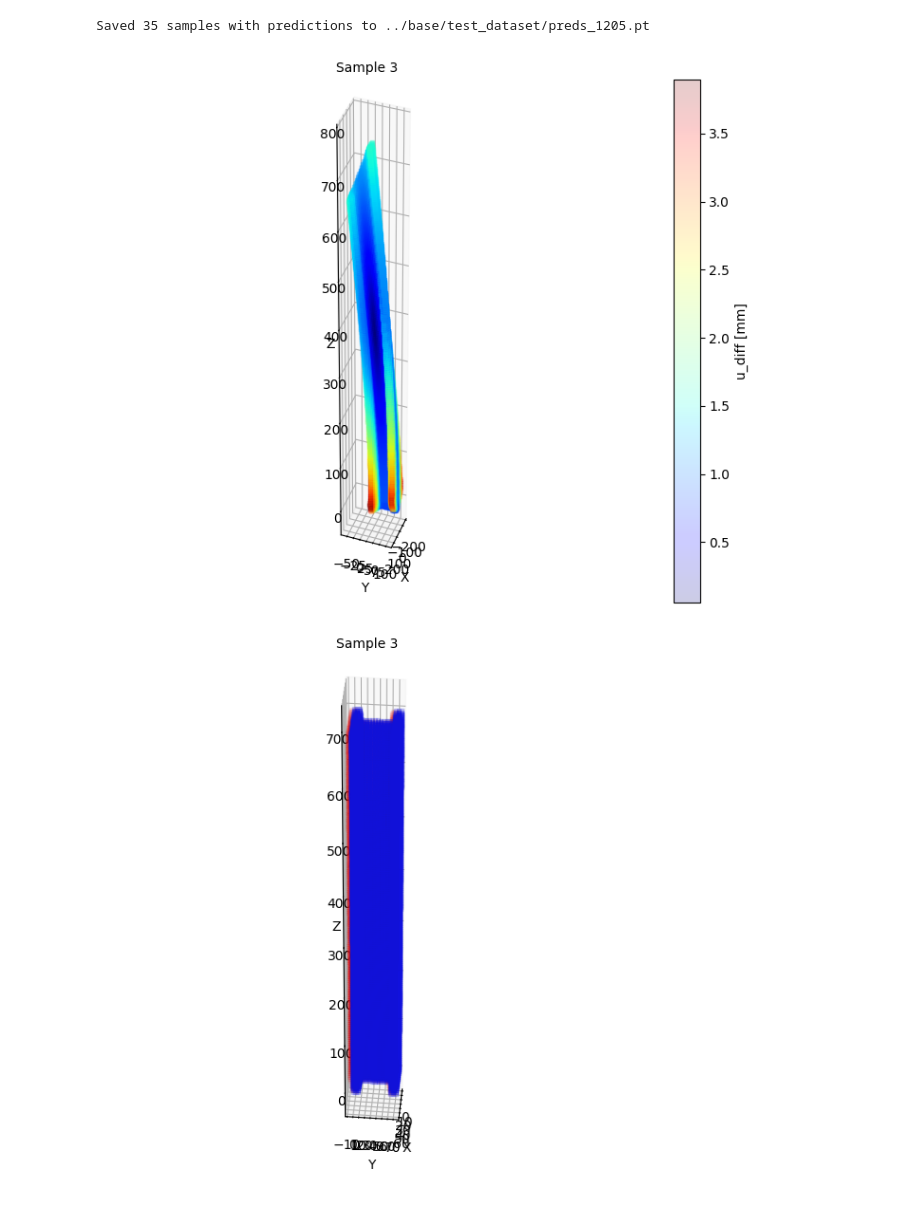
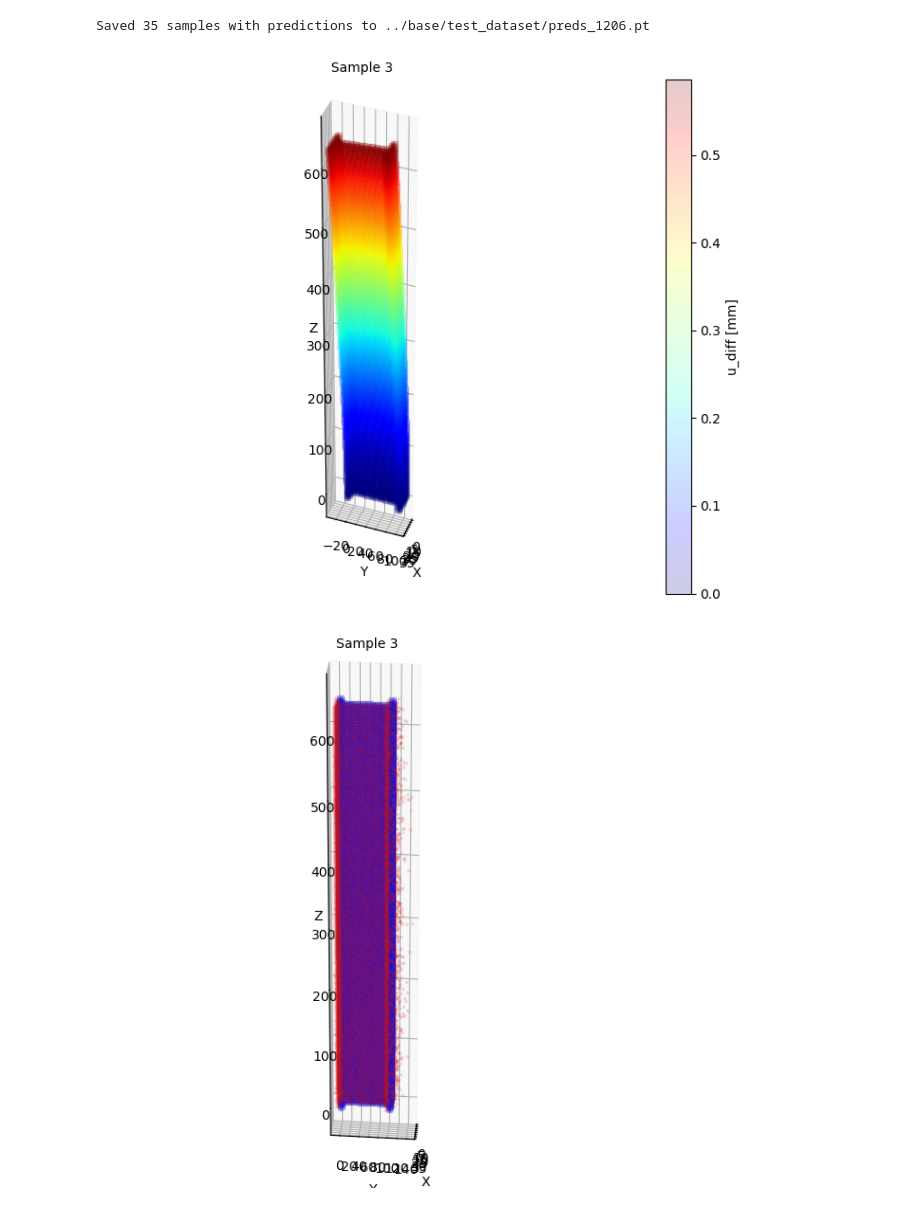
Before and after one commit to bartutuncay/mpnn_fem, a Jupyter notebook: train_1130_nodes.ipynb, the cells around one changed output. Drawn from its saved outputs; the diff is of its cells as text; code cells hidden in the pictures.

```diff
--- a/train_1130_nodes.ipynb
+++ b/train_1130_nodes.ipynb
@@ -310,6 +377,7 @@ OutOfMemoryError: CUDA out of memory. Tried to allocate 42.00 MiB. GPU 1 has a t
 # %%
 from copy import deepcopy
 train_loader = DataLoader(train_set, batch_size=1, shuffle=False)
+original_loader = DataLoader(dataset, batch_size=1, shuffle=False)
 out_samples = []
 with torch.no_grad():
     for data in train_loader:
@@ -322,13 +390,14 @@ with torch.no_grad():
         #edge_attr = data.edge_attr_dict.values()
         batch = d['nodes'].batch
 
+        #print(x.dtype,edge_index.dtype,edge_attr.dtype,batch.dtype)
         pred = model(x, edge_index,edge_attr,batch).cpu()
-
         pred = scaler.inverse_transform(pred)
 
         # Detach and move predictions to CPU for saving
         pu = pred.detach().cpu()
 
+        d['nodes'].y_u = scaler.inverse_transform(d['nodes'].y_u.cpu())
         # Move the data structure back to CPU before attaching CPU tensors
         d = d.to('cpu')
 
@@ -338,18 +407,18 @@ with torch.no_grad():
         out_samples.append(d)
 
 # Save to a new file
-save_path = "../base/test_dataset/preds_1205.pt"
+save_path = "../base/test_dataset/preds_1206.pt"
 torch.save(out_samples, save_path)
 print(f"Saved {len(out_samples)} samples with predictions to {save_path}")
 # %% [output]
-Saved 35 samples with predictions to ../base/test_dataset/preds_1205.pt
+Saved 35 samples with predictions to ../base/test_dataset/preds_1206.pt
 # %%
 ## Visualization - Matplotlib 3D Scatter Plot
 import matplotlib.pyplot as plt
 import numpy as np
 import torch
 
-out_samples = torch.load("../base/test_dataset/preds_1205.pt",weights_only=False)
+out_samples = torch.load("../base/test_dataset/preds_1205_euler.pt",weights_only=False)
 sample = 3
 
 fig = plt.figure(figsize=(10, 6))
@@ -362,11 +431,12 @@ plt.title(f'Sample {sample}',fontsize=10)
 #ax.plot_trisurf(V[:,0],V[:,1],V[:,2],triangles=F,edgecolor='#888888',linewidth=lw,antialiased=True,color='#dddddd',alpha=0.1)
 
 vis_scale = 50
-
+u = out_samples[sample]['nodes']['y_u']
 pos_init = out_samples[sample]['nodes']['pos']
 pos_true = pos_init+out_samples[sample]['nodes']['y_u']*vis_scale
 pos_pred = pos_init+out_samples[sample]['nodes']['pred_u']*vis_scale
-pos_diff = np.linalg.norm(pos_true-pos_pred,axis=-1)/vis_scale
+#pos_diff = np.linalg.norm(pos_true-pos_pred,axis=-1)/vis_scale
+pos_diff = np.linalg.norm(out_samples[sample]['nodes']['y_u'],axis=-1)
 
 #force_true = out_samples[sample]['nodes']['y_fint']
 #force_pred = out_samples[sample]['nodes']['pred_fint']
@@ -378,33 +448,33 @@ pos_diff = np.linalg.norm(pos_true-pos_pred,axis=-1)/vis_scale
 sc = ax.scatter(pos_true[:,0],pos_true[:,1],pos_true[:,2],s=10,marker='s',c=pos_diff,cmap='jet',alpha=0.2,depthshade=True)
 plt.colorbar(sc, ax=ax, label='u_diff [mm]')
 ax.set_xlabel('X')
 ax.set_ylabel('Y')
 ax.set_zlabel('Z')
 
 ax.view_init(elev=40, azim=20)
 ranges = np.ptp(out_samples[sample]['nodes']['pos'].T, axis=1)
 ax.set_box_aspect(ranges)
 
 plt.tight_layout()
 
 fig = plt.figure(figsize=(10, 6))
 ax = fig.add_subplot(111, projection='3d')
 plt.title(f'Sample {sample}',fontsize=10)
 
 sc = ax.scatter(pos_init[:,0],pos_init[:,1],pos_init[:,2],s=10,marker='s',c='#1111dd',alpha=0.2,depthshade=True)
 #plt.colorbar(sc, ax=ax, label='force_diff [N]')
 #sc2 = ax.scatter(pos_true[:,0],pos_true[:,1],pos_true[:,2],s=2,marker='s',c='#11dd11',alpha=0.1,depthshade=True)
 sc3 = ax.scatter(pos_pred[:,0],pos_pred[:,1],pos_pred[:,2],s=2,marker='s',c='#dd1111',alpha=0.1,depthshade=True)
 
 ax.set_xlabel('X')
 ax.set_ylabel('Y')
 ax.set_zlabel('Z')
 
-ax.view_init(elev=40, azim=5)
+ax.view_init(elev=30, azim=5)
 ranges = np.ptp(out_samples[sample]['nodes']['pos'].T, axis=1)
 ax.set_box_aspect(ranges)
 
 plt.tight_layout()
 # %% [output]
-[figure, old version]
+[figure, new version]
-[figure, old version]
+[figure, new version]
```
Also changed, not shown: parts of 9 cells of this notebook, 5 other files.
